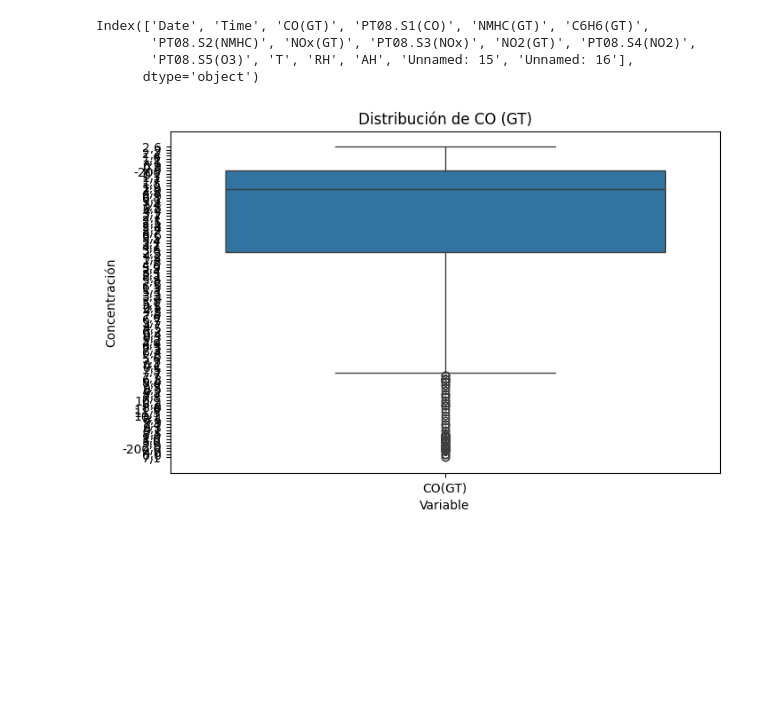
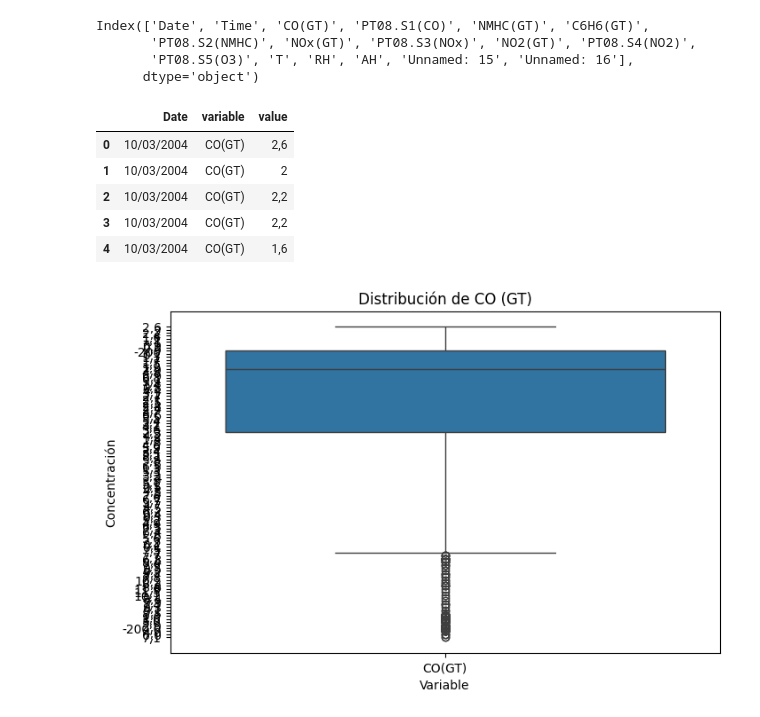
Before and after one commit to Flor-Si/Trabajo-Final-Ing-2025, a Jupyter notebook: trabajo_final_calidad_del_aire.ipynb, the cells around one changed output. Saved outputs shown, nothing was run; the diff lists cells and outputs as text; code cells hidden in the pictures; blank space fills up the shorter version.

```diff
--- a/trabajo_final_calidad_del_aire.ipynb
+++ b/trabajo_final_calidad_del_aire.ipynb
@@ -161,6 +161,16 @@ Index(['Date', 'Time', 'CO(GT)', 'PT08.S1(CO)', 'NMHC(GT)', 'C6H6(GT)',
       dtype='object')
 # %%
 boxplot_calidad_aire = calidad_air.melt(id_vars='Date', value_vars=['CO(GT)'])
+# %%
+
+boxplot_calidad_aire.head()
+# %% [output]
+|  | Date | variable | value |
+| 0 | 10/03/2004 | CO(GT) | 2,6 |
+| 1 | 10/03/2004 | CO(GT) | 2 |
+| 2 | 10/03/2004 | CO(GT) | 2,2 |
+| 3 | 10/03/2004 | CO(GT) | 2,2 |
+| 4 | 10/03/2004 | CO(GT) | 1,6 |
 # %%
 plt.figure(figsize=(8, 5))
 sns.boxplot(data=boxplot_calidad_aire, x='variable', y='value')
```
